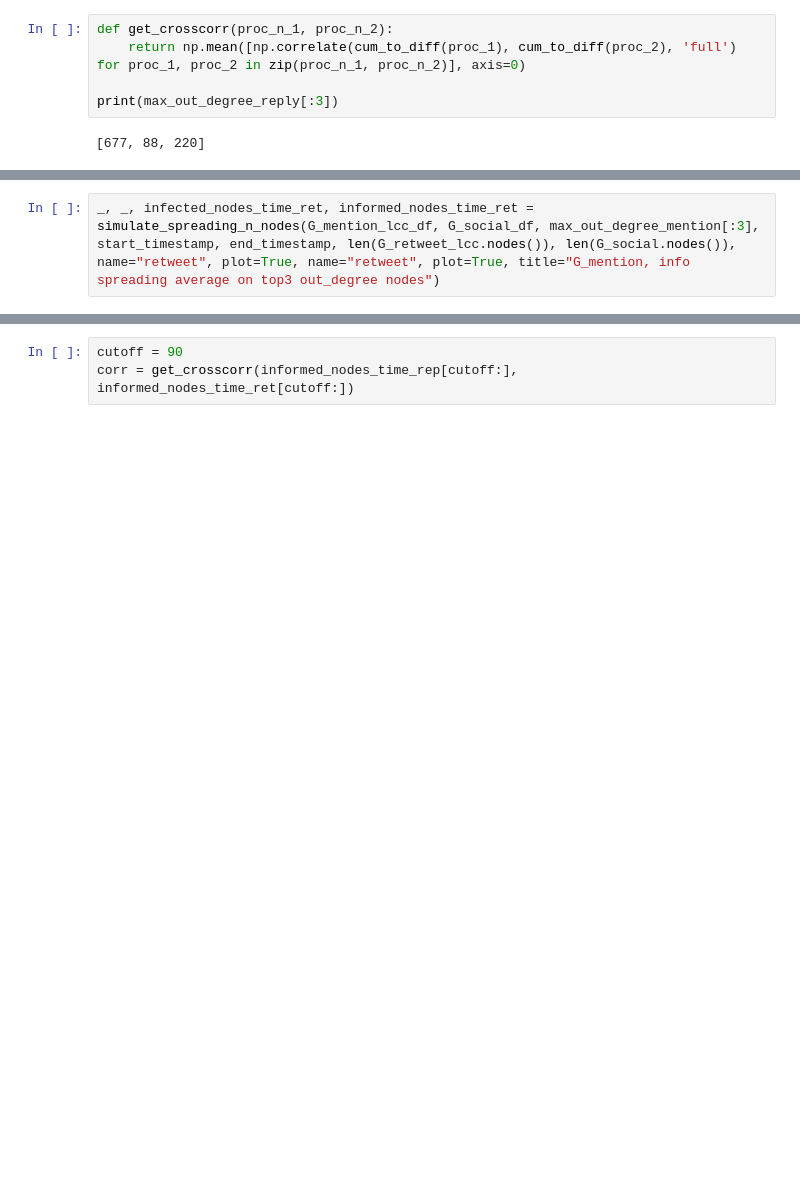
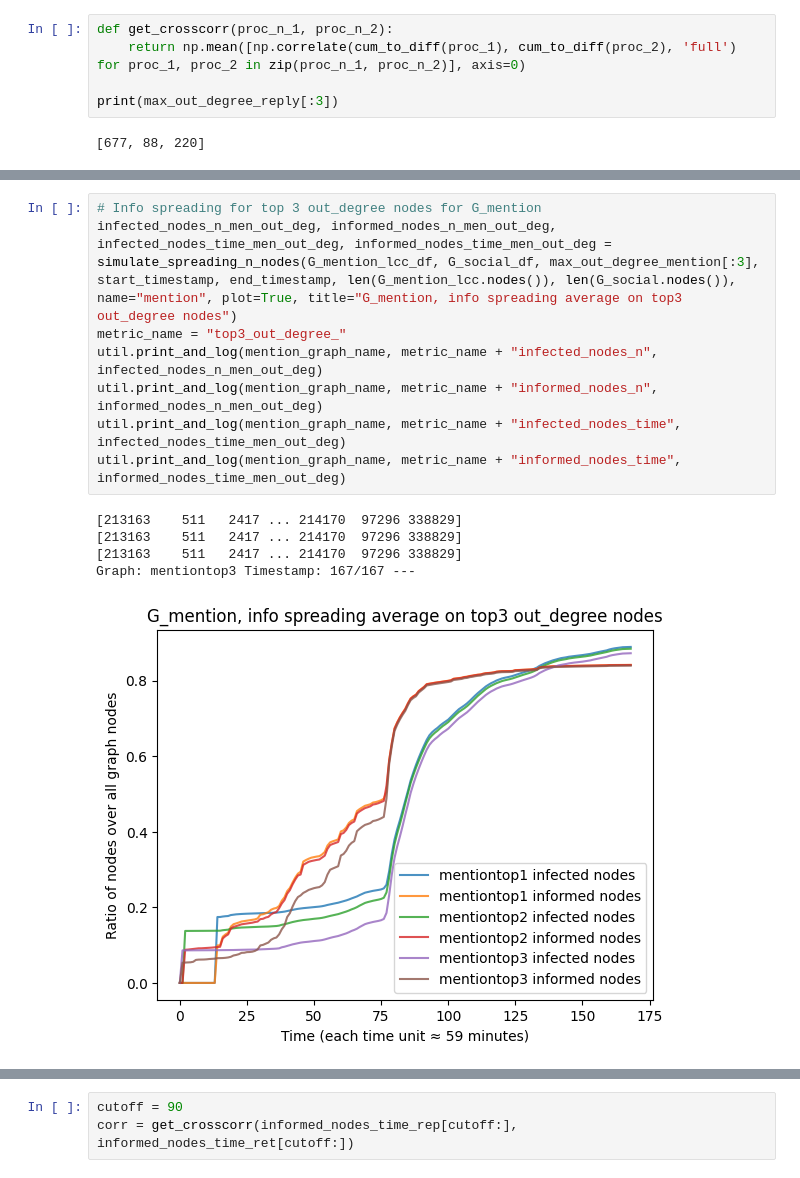
Before and after one commit to francescoopiccoli/higgs-twitter-network-science, a Jupyter notebook: src/process_final.ipynb, the cells around one changed output, grey strips where cells are left out. Cells and saved outputs as stored; diff of their text form; blank space fills up the shorter version.

```diff
--- a/src/process_final.ipynb
+++ b/src/process_final.ipynb
@@ -330,3 +354,15 @@ _, _, infected_nodes_time_ret, informed_nodes_time_ret = simulate_spreading_n_no
 # %%
-_, _, infected_nodes_time_ret, informed_nodes_time_ret = simulate_spreading_n_nodes(G_mention_lcc_df, G_social_df, max_out_degree_mention[:3], start_timestamp, end_timestamp, len(G_retweet_lcc.nodes()), len(G_social.nodes()), name="retweet", plot=True, name="retweet", plot=True, title="G_mention, info spreading average on top3 out_degree nodes")
+# Info spreading for top 3 out_degree nodes for G_mention
+infected_nodes_n_men_out_deg, informed_nodes_n_men_out_deg, infected_nodes_time_men_out_deg, informed_nodes_time_men_out_deg = simulate_spreading_n_nodes(G_mention_lcc_df, G_social_df, max_out_degree_mention[:3], start_timestamp, end_timestamp, len(G_mention_lcc.nodes()), len(G_social.nodes()), name="mention", plot=True, title="G_mention, info spreading average on top3 out_degree nodes")
+metric_name = "top3_out_degree_"
+util.print_and_log(mention_graph_name, metric_name + "infected_nodes_n", infected_nodes_n_men_out_deg)
+util.print_and_log(mention_graph_name, metric_name + "informed_nodes_n", informed_nodes_n_men_out_deg)
+util.print_and_log(mention_graph_name, metric_name + "infected_nodes_time", infected_nodes_time_men_out_deg)
+util.print_and_log(mention_graph_name, metric_name + "informed_nodes_time", informed_nodes_time_men_out_deg)
+# %% [output]
+[213163    511   2417 ... 214170  97296 338829]
+[213163    511   2417 ... 214170  97296 338829]
+[213163    511   2417 ... 214170  97296 338829]
+Graph: mentiontop3 Timestamp: 167/167 ---
+[figure, added]
 # %%
```
Also changed, not shown: parts of 5 cells of this notebook, 2 other files.
